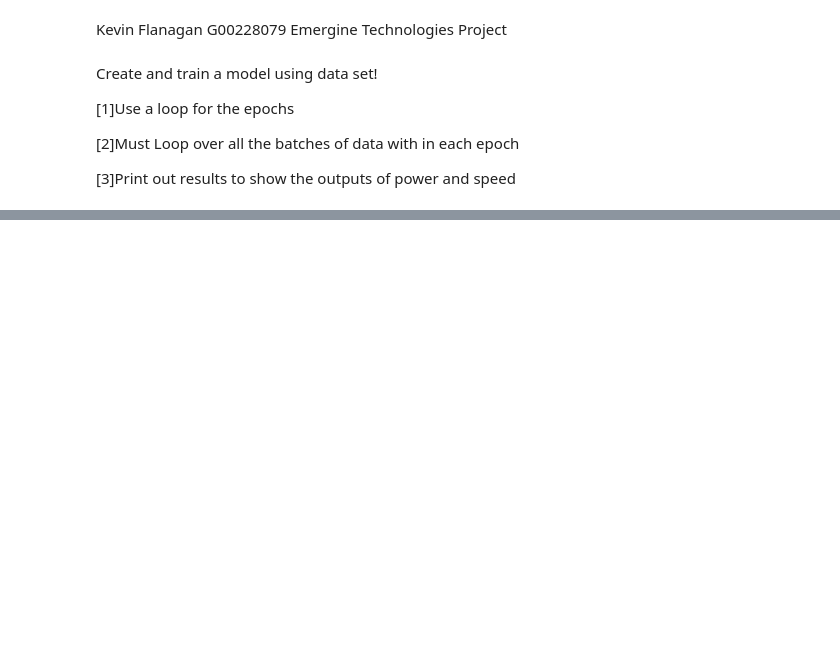
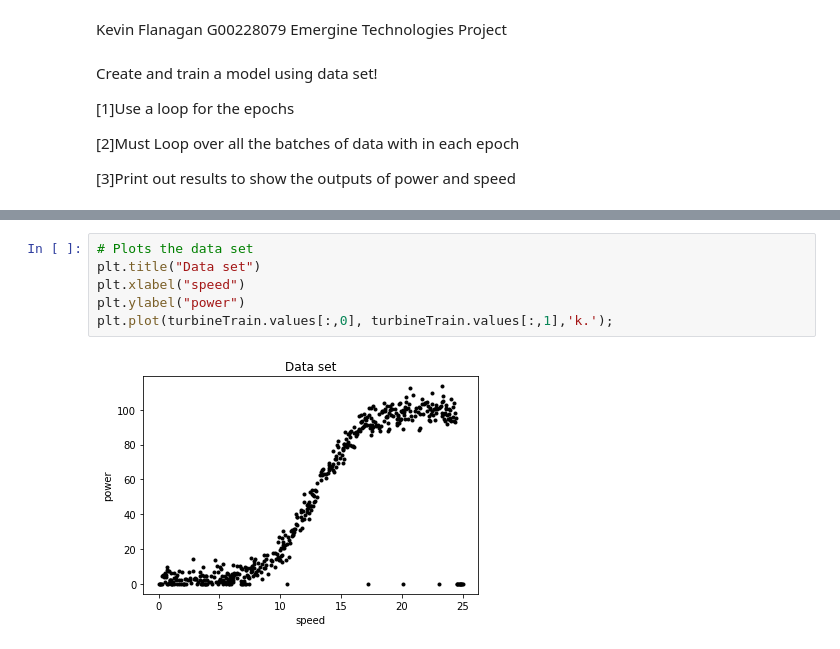
Before and after one commit to KevinFlanagan/Emerging-Technologies-PROJECT, a Jupyter notebook: Project.ipynb, the cells around one changed output, grey strips where cells are left out. Drawn from its saved outputs; the diff is of its cells as text; blank space fills up the shorter version.

```diff
--- a/Project.ipynb
+++ b/Project.ipynb
@@ -53 +55,9 @@ Epoch 500/500
 INFO:tensorflow:Assets written to: Turbine\assets
+# %%
+# Plots the data set
+plt.title("Data set")
+plt.xlabel("speed")
+plt.ylabel("power")
+plt.plot(turbineTrain.values[:,0], turbineTrain.values[:,1],'k.');
+# %% [output]
+[figure, added]
```
Also changed, not shown: parts of 2 cells of this notebook, 6 other files.
